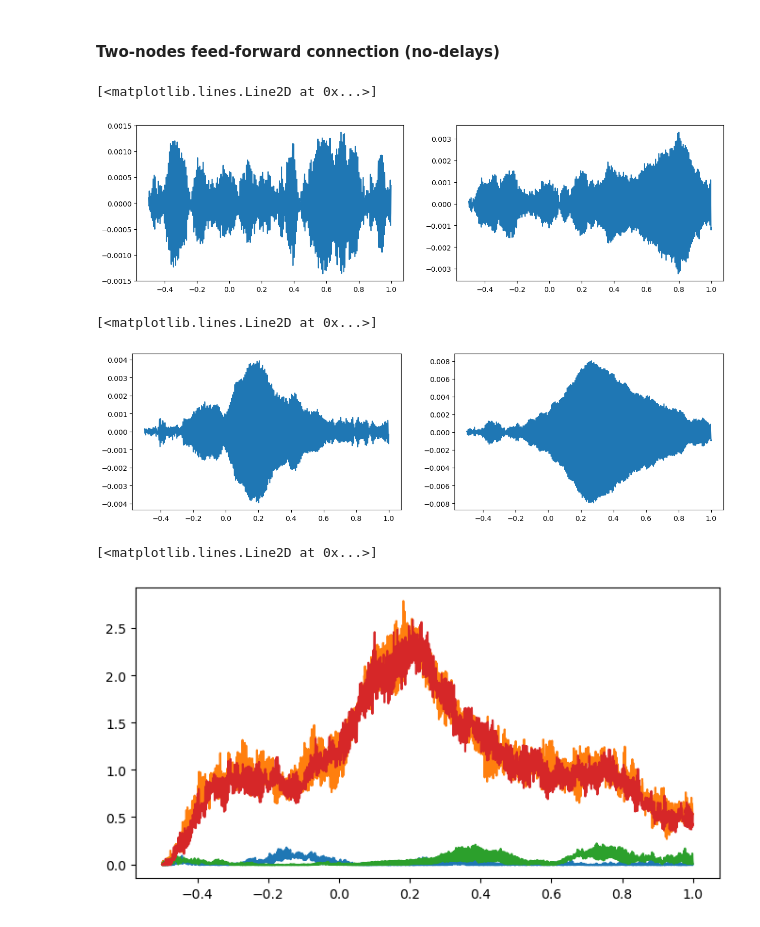
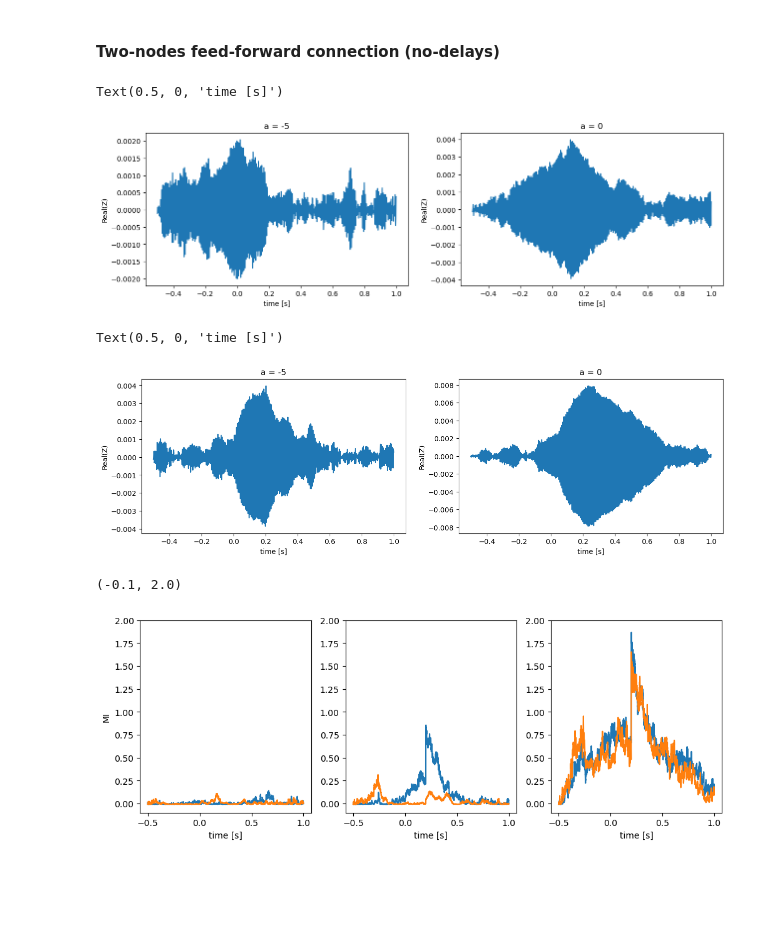
Before and after one commit to ViniciusLima94/StuartLandauWBM, a Jupyter notebook: notebooks/Stuart-Landau Model.ipynb, the cells around one changed output. Cells and saved outputs as stored; diff of their text form; code cells hidden in the pictures; blank space fills up the shorter version.

```diff
--- a/notebooks/Stuart-Landau Model.ipynb
+++ b/notebooks/Stuart-Landau Model.ipynb
@@ -43,11 +43,15 @@ def simulate(
 
     gain = 0
     phi = 0
+    offset = 1
+
     if mode == "amp":
         gain = 1
+        offset = 0
     elif mode == "phase":
         gain = 1
         phi = np.pi / 2
+        offset = 0
 
     # Model patameters
     w_0 = 2 * np.pi * f
@@ -67,7 +71,7 @@ def simulate(
     def _loop(carry, t):
         Z, eta, Iext = carry
 
-        exp_phi = gain * np.exp(1j * (np.angle(Z) + phi))
+        exp_phi = gain * np.exp(1j * (np.angle(Z) + phi)) + offset
 
         Z = Z + dt * _ode(Z, a, w_0, Iext[t] * exp_phi) + eta[t]
 
@@ -308,28 +380,40 @@ simulate_jax = jax.vmap(
 seeds = numpy.random.randint(0, 20000, 100, dtype=int)
 
 Z = (
-    simulate_jax(C, g, f, np.array([-5, 0]), fsamp, beta, Npoints, I, seeds, "cpu", 15)
+    simulate_jax(C, g, f, np.array([-5, 0]), fsamp, beta, Npoints, I, seeds, "gpu", 15)
     .squeeze()
     .transpose(0, 2, 1)
 )
 # %%
 plt.figure(figsize=(15, 4))
 plt.subplot(121)
 plt.plot(T[::15], Z[0, 0].real)
+plt.title("a = -5")
+plt.ylabel("Real(Z)")
+plt.xlabel("time [s]")
 plt.subplot(122)
 plt.plot(T[::15], Z[0, 1].real)
+plt.title("a = 0")
+plt.ylabel("Real(Z)")
+plt.xlabel("time [s]")
 # %% [output]
-[<matplotlib.lines.Line2D at 0x...>]
+Text(0.5, 0, 'time [s]')
-[figure, old version]
+[figure, new version]
 # %%
 plt.figure(figsize=(15, 4))
 plt.subplot(121)
 plt.plot(T[::15], Z[-1, 0].real)
+plt.title("a = -5")
+plt.ylabel("Real(Z)")
+plt.xlabel("time [s]")
 plt.subplot(122)
 plt.plot(T[::15], Z[-1, 1].real)
+plt.title("a = 0")
+plt.ylabel("Real(Z)")
+plt.xlabel("time [s]")
 # %% [output]
-[<matplotlib.lines.Line2D at 0x...>]
+Text(0.5, 0, 'time [s]')
-[figure, old version]
+[figure, new version]
 # %%
 simulate_jax_2 = jax.vmap(
     simulate_jax,
@@ -414,12 +474,24 @@ for i in tqdm(range(60)):
 
 mi_heterogeneous = np.stack(mi_heterogeneous)
 # %%
-plt.figure(figsize=(8, 4))
+plt.figure(figsize=(12, 4))
+plt.subplot((131))
 plt.plot(T[::15], mi_homogeneous[0])
+plt.plot(T[::15], mi_heterogeneous[0])
+plt.ylabel("MI")
+plt.xlabel("time [s]")
+plt.ylim(-0.1, 2)
+plt.subplot((132))
+plt.plot(T[::15], mi_homogeneous[16])
+plt.plot(T[::15], mi_heterogeneous[16])
+plt.xlabel("time [s]")
+plt.ylim(-0.1, 2)
+plt.subplot((133))
 plt.plot(T[::15], mi_homogeneous[-1])
-plt.plot(T[::15], mi_heterogeneous[0])
 plt.plot(T[::15], mi_heterogeneous[-1])
+plt.xlabel("time [s]")
+plt.ylim(-0.1, 2)
 # %% [output]
-[<matplotlib.lines.Line2D at 0x...>]
+(-0.1, 2.0)
-[figure, old version]
+[figure, new version]
 # %%
```
Also changed, not shown: parts of 21 cells of this notebook, 1 other file.
